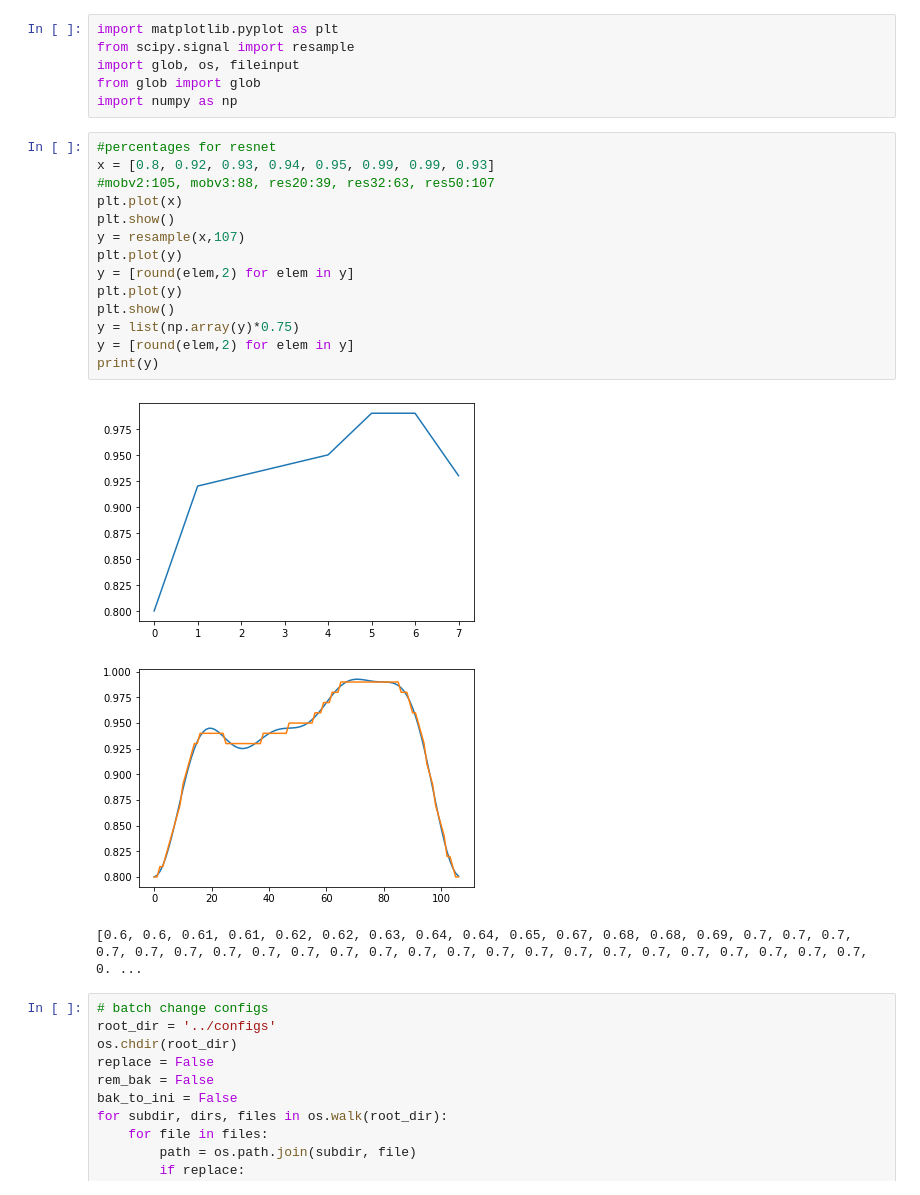
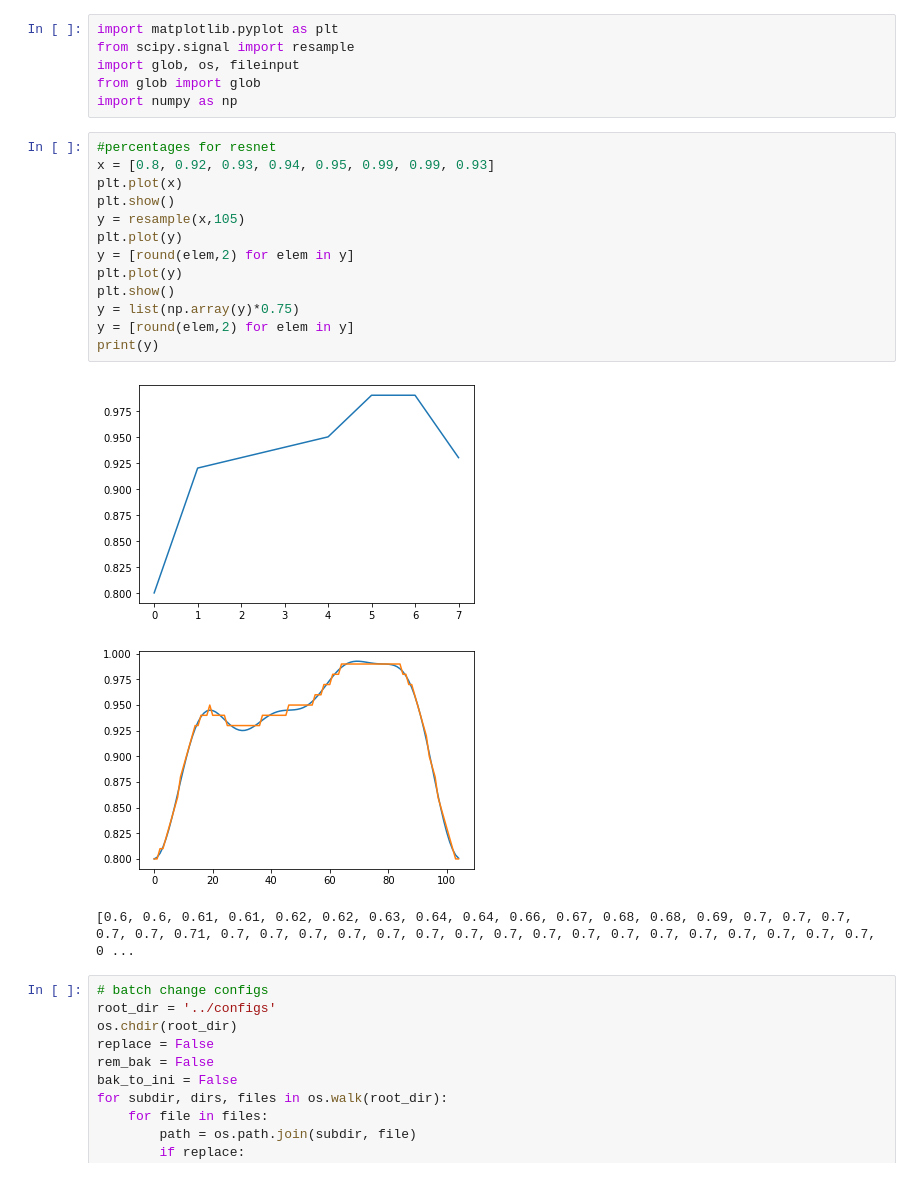
Before and after one commit to lorenz0890/multi-directional-pruning, a Jupyter notebook: notebooks/utils.ipynb, the cells around one changed output. Cells and saved outputs as stored; diff of their text form.

```diff
--- a/notebooks/utils.ipynb
+++ b/notebooks/utils.ipynb
@@ -7,21 +7,20 @@ import numpy as np
 # %%
 #percentages for resnet
 x = [0.8, 0.92, 0.93, 0.94, 0.95, 0.99, 0.99, 0.93]
-#mobv2:105, mobv3:88, res20:39, res32:63, res50:107
 plt.plot(x)
 plt.show()
-y = resample(x,107)
+y = resample(x,105)
 plt.plot(y)
 y = [round(elem,2) for elem in y]
 plt.plot(y)
 plt.show()
 y = list(np.array(y)*0.75)
 y = [round(elem,2) for elem in y]
 print(y)
 # %% [output]
 [figure]
-[figure, old version]
+[figure, new version]
-[0.6, 0.6, 0.61, 0.61, 0.62, 0.62, 0.63, 0.64, 0.64, 0.65, 0.67, 0.68, 0.68, 0.69, 0.7, 0.7, 0.7, 0.7, 0.7, 0.7, 0.7, 0.7, 0.7, 0.7, 0.7, 0.7, 0.7, 0.7, 0.7, 0.7, 0.7, 0.7, 0.7, 0.7, 0.7, 0.7, 0.7, 0. ...
+[0.6, 0.6, 0.61, 0.61, 0.62, 0.62, 0.63, 0.64, 0.64, 0.66, 0.67, 0.68, 0.68, 0.69, 0.7, 0.7, 0.7, 0.7, 0.7, 0.71, 0.7, 0.7, 0.7, 0.7, 0.7, 0.7, 0.7, 0.7, 0.7, 0.7, 0.7, 0.7, 0.7, 0.7, 0.7, 0.7, 0.7, 0 ...
 # %%
 # batch change configs
 root_dir = '../configs'
```
Also changed, not shown: 3 other files.
